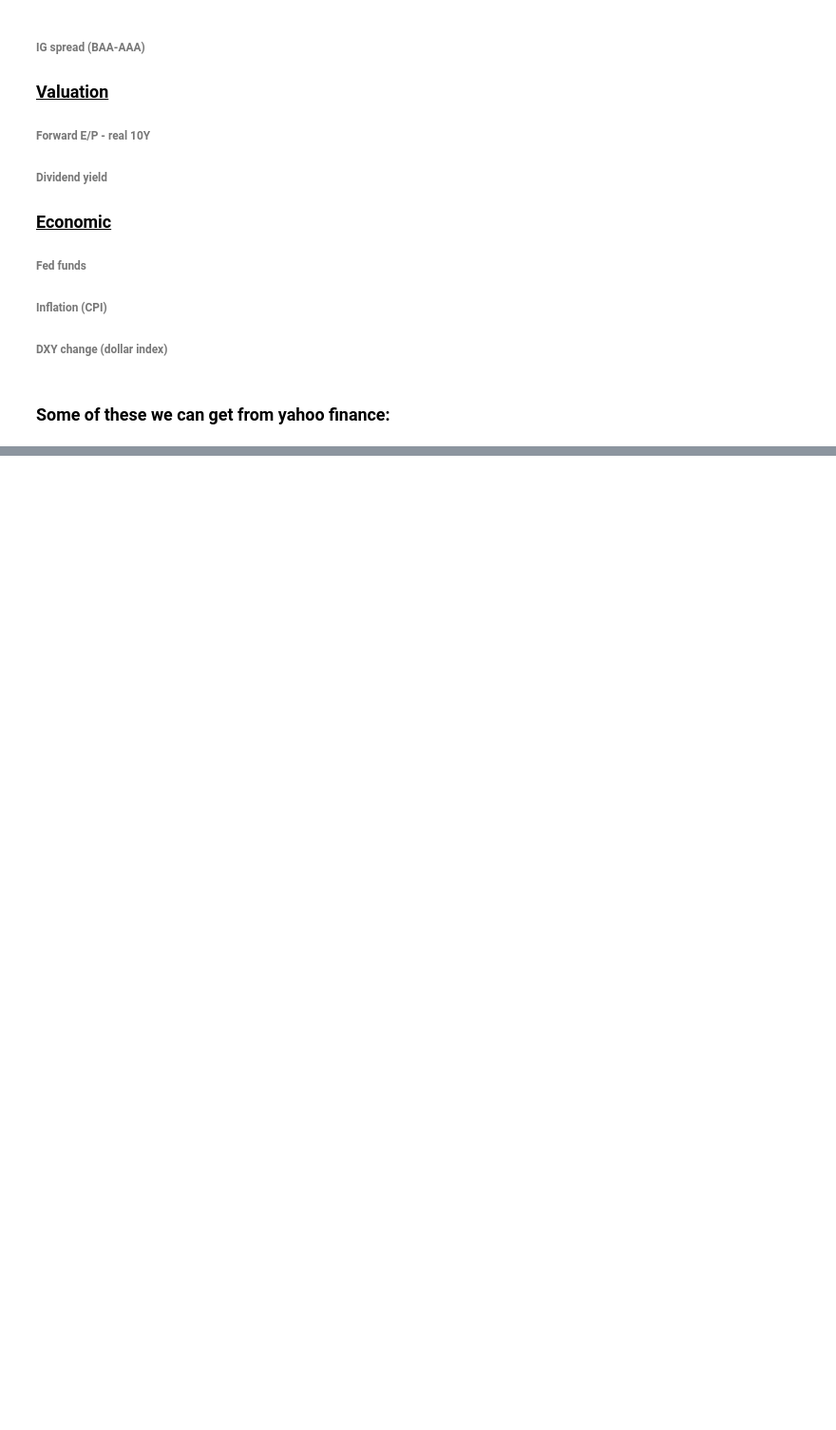
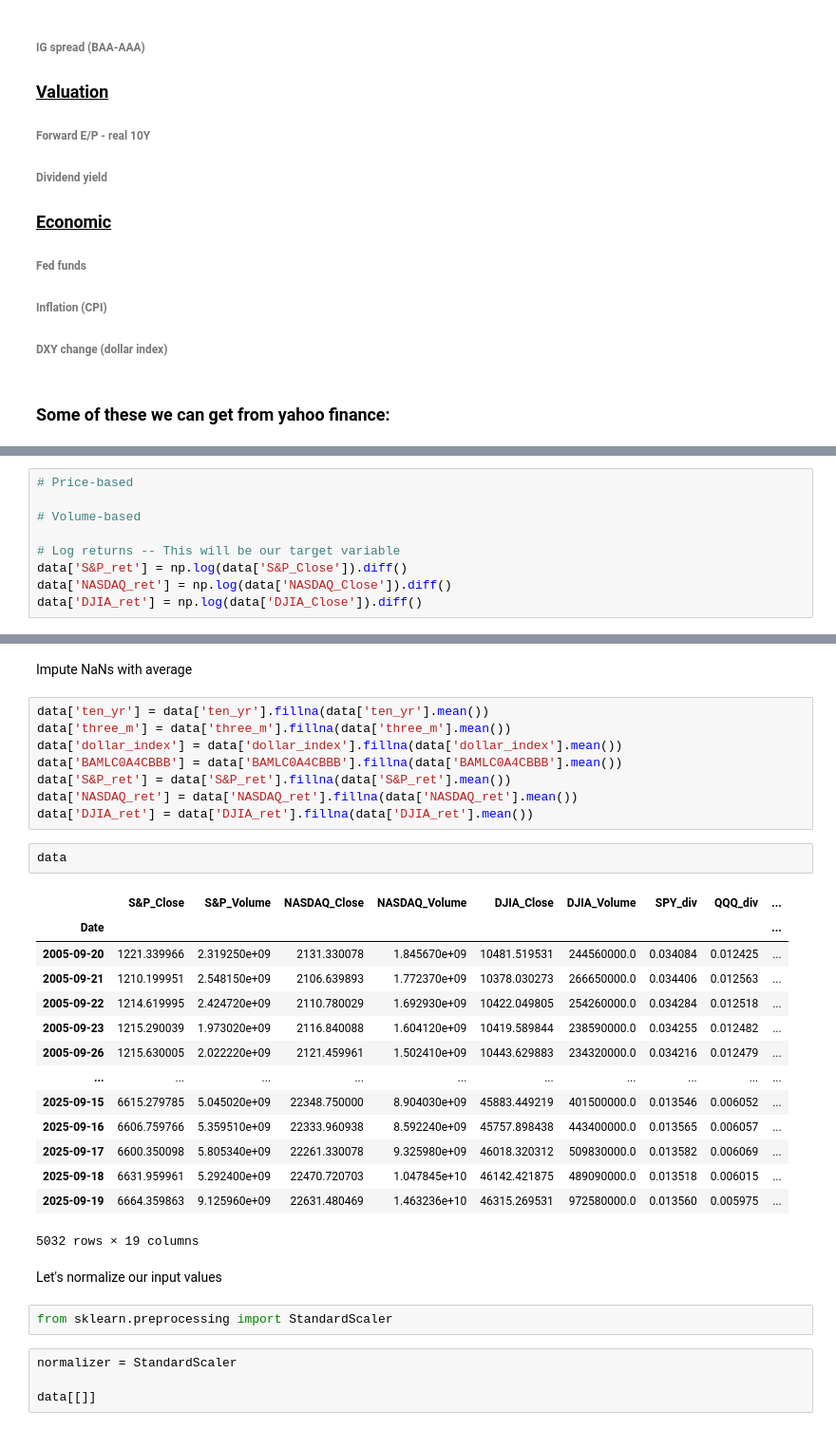
Before and after one commit to liamcampbell-png/CMEFuturesChallenge, a Jupyter notebook: CMEFuturesChallenge.ipynb, the cells around one changed output, grey strips where cells are left out. Shown at 95% size. Saved outputs shown, nothing was run; the diff lists cells and outputs as text; blank space fills up the shorter version.

```diff
--- a/CMEFuturesChallenge.ipynb
+++ b/CMEFuturesChallenge.ipynb
@@ -138,0 +286,9 @@ YF.download() has changed argument auto_adjust default to True
+# %%
+# Price-based
+
+# Volume-based
+
+# Log returns -- This will be our target variable
+data['S&P_ret'] = np.log(data['S&P_Close']).diff()
+data['NASDAQ_ret'] = np.log(data['NASDAQ_Close']).diff()
+data['DJIA_ret'] = np.log(data['DJIA_Close']).diff()
@@ -138,0 +322,35 @@ YF.download() has changed argument auto_adjust default to True
+# %% [markdown]
+Impute NaNs with average
+# %%
+data['ten_yr'] = data['ten_yr'].fillna(data['ten_yr'].mean())
+data['three_m'] = data['three_m'].fillna(data['three_m'].mean())
+data['dollar_index'] = data['dollar_index'].fillna(data['dollar_index'].mean())
+data['BAMLC0A4CBBB'] = data['BAMLC0A4CBBB'].fillna(data['BAMLC0A4CBBB'].mean())
+data['S&P_ret'] = data['S&P_ret'].fillna(data['S&P_ret'].mean())
+data['NASDAQ_ret'] = data['NASDAQ_ret'].fillna(data['NASDAQ_ret'].mean())
+data['DJIA_ret'] = data['DJIA_ret'].fillna(data['DJIA_ret'].mean())
+# %%
+data
+# %% [output]
+|  | S&P_Close | S&P_Volume | NASDAQ_Close | NASDAQ_Volume | DJIA_Close | DJIA_Volume | SPY_div | QQQ_div | ... |
+| Date |  |  |  |  |  |  |  |  | ... |
+| 2005-09-20 | 1221.339966 | 2.319250e+09 | 2131.330078 | 1.845670e+09 | 10481.519531 | 244560000.0 | 0.034084 | 0.012425 | ... |
+| 2005-09-21 | 1210.199951 | 2.548150e+09 | 2106.639893 | 1.772370e+09 | 10378.030273 | 266650000.0 | 0.034406 | 0.012563 | ... |
+| 2005-09-22 | 1214.619995 | 2.424720e+09 | 2110.780029 | 1.692930e+09 | 10422.049805 | 254260000.0 | 0.034284 | 0.012518 | ... |
+| 2005-09-23 | 1215.290039 | 1.973020e+09 | 2116.840088 | 1.604120e+09 | 10419.589844 | 238590000.0 | 0.034255 | 0.012482 | ... |
+| 2005-09-26 | 1215.630005 | 2.022220e+09 | 2121.459961 | 1.502410e+09 | 10443.629883 | 234320000.0 | 0.034216 | 0.012479 | ... |
+| ... | ... | ... | ... | ... | ... | ... | ... | ... | ... |
+| 2025-09-15 | 6615.279785 | 5.045020e+09 | 22348.750000 | 8.904030e+09 | 45883.449219 | 401500000.0 | 0.013546 | 0.006052 | ... |
+| 2025-09-16 | 6606.759766 | 5.359510e+09 | 22333.960938 | 8.592240e+09 | 45757.898438 | 443400000.0 | 0.013565 | 0.006057 | ... |
+| 2025-09-17 | 6600.350098 | 5.805340e+09 | 22261.330078 | 9.325980e+09 | 46018.320312 | 509830000.0 | 0.013582 | 0.006069 | ... |
+| 2025-09-18 | 6631.959961 | 5.292400e+09 | 22470.720703 | 1.047845e+10 | 46142.421875 | 489090000.0 | 0.013518 | 0.006015 | ... |
+| 2025-09-19 | 6664.359863 | 9.125960e+09 | 22631.480469 | 1.463236e+10 | 46315.269531 | 972580000.0 | 0.013560 | 0.005975 | ... |
+5032 rows × 19 columns
+# %% [markdown]
+Let's normalize our input values
+# %%
+from sklearn.preprocessing import StandardScaler
+# %%
+normalizer = StandardScaler
+
+data[[]]
```
Also changed, not shown: parts of 30 cells of this notebook.
